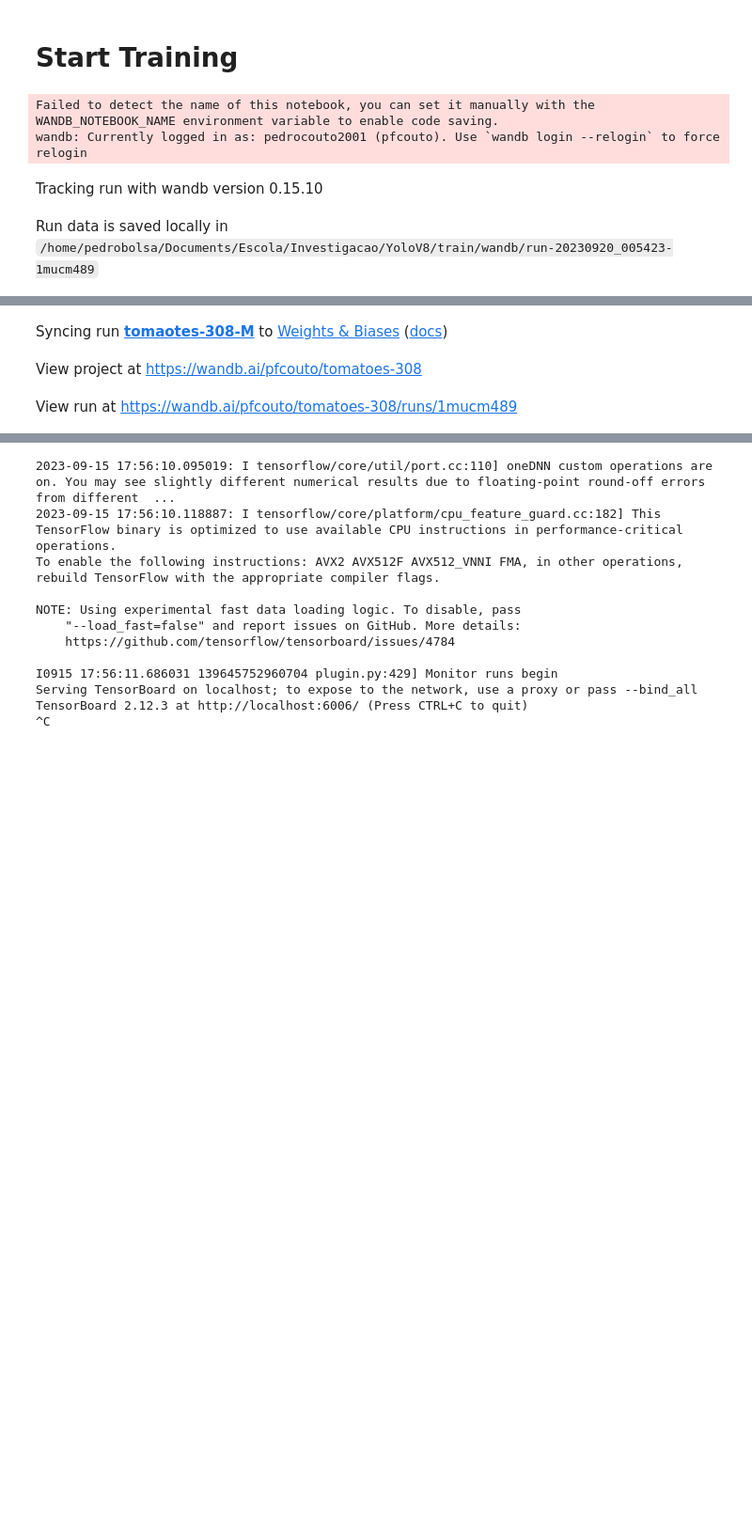
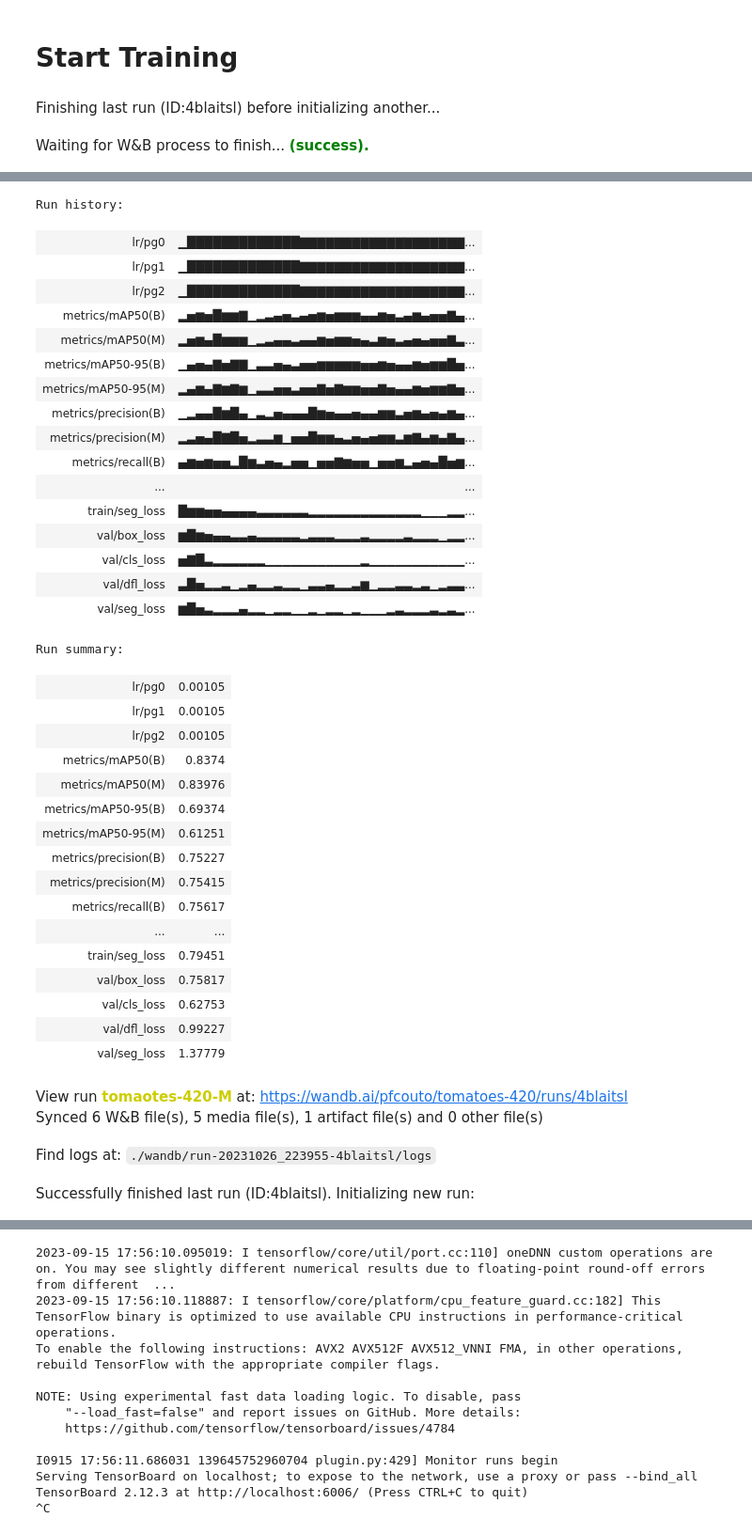
Before and after one commit to Investigacao/YOLOv8Realsense, a Jupyter notebook: train/train.ipynb, the cells around one changed output, grey strips where cells are left out. Shown: that part at 94% size. Drawn from its saved outputs; the diff is of its cells as text; code cells hidden in the pictures; blank space fills up the shorter version.

```diff
--- a/train/train.ipynb
+++ b/train/train.ipynb
@@ -95,10 +97,8 @@ COMET INFO: Experiment is live on comet.com https://www.comet.com/pfcouto/genera
 # %% [markdown]
 # Start Training
 # %%
-wandb.init(project="tomatoes-308", entity="pfcouto", name="tomaotes-308-M")
+wandb.init(project="tomatoes-420", entity="pfcouto", name="tomaotes-420-2")
 torch.cuda.empty_cache()
 # %% [output]
-Failed to detect the name of this notebook, you can set it manually with the WANDB_NOTEBOOK_NAME environment variable to enable code saving.
-wandb: Currently logged in as: pedrocouto2001 (pfcouto). Use `wandb login --relogin` to force relogin
-Tracking run with wandb version 0.15.10
+Finishing last run (ID:4blaitsl) before initializing another...
-Run data is saved locally in /home/pedrobolsa/Documents/Escola/Investigacao/YoloV8/train/wandb/run-20230920_005423-1mucm489
+Waiting for W&B process to finish... (success).
@@ -105,3 +106,38 @@ Run data is saved locally in /home/pedrobolsa/Documents/Escola/Investigacao/Yolo
+Run history:
+| lr/pg0 | ▁█████████████▇▇▇▇▇▇▇▇▇▇▇▇▇▇▇▇▇▇▇... |
+| lr/pg1 | ▁█████████████▇▇▇▇▇▇▇▇▇▇▇▇▇▇▇▇▇▇▇... |
+| lr/pg2 | ▁█████████████▇▇▇▇▇▇▇▇▇▇▇▇▇▇▇▇▇▇▇... |
+| metrics/mAP50(B) | ▂▅▆▅█▆▆▇▁▂▃▄▅▃▄▅▆▅▆▆▆▄▄▆▅▃▄▆▄▅▅▇▄... |
+| metrics/mAP50(M) | ▂▅▆▄█▆▆▆▁▂▃▄▄▃▄▄▆▅▆▆▅▄▃▆▅▃▄▅▄▅▅▇▃... |
+| metrics/mAP50-95(B) | ▁▄▅▄▇▅▇▇▁▃▃▅▄▃▅▅▆▆▆▆▆▅▅▆▅▄▄▆▅▆▆█▅... |
+| metrics/mAP50-95(M) | ▂▄▆▄▇▆▇▆▁▃▃▅▅▃▅▅▇▅▇▆▆▅▅▇▅▄▄▆▅▆▆▇▅... |
+| metrics/precision(B) | ▁▂▄▄█▆█▄▁▃▂▅▄▄▄█▆▅▄▄▅▄▄▆▆▃▅▆▄▅▄▆▄... |
+| metrics/precision(M) | ▂▃▅▄█▇█▅▂▃▃▆▁▅▅█▆▆▄▃▅▄▅▆▆▃▆▇▄▆▄▇▄... |
+| metrics/recall(B) | ▄▆▅▆▅▅▂█▆▃▅▄▂▅▅▁▅▅▇▆▅▅▁▅▅▆▂▄▅▄█▅▆... |
+| ... | ... |
+| train/seg_loss | █▆▆▅▅▄▄▄▄▃▃▃▃▃▃▂▂▂▂▂▂▂▂▂▂▂▂▂▁▁▁▂▂... |
+| val/box_loss | ▆█▆▅▄▄▃▃▄▃▃▃▃▃▂▃▃▃▂▂▂▃▂▂▂▂▃▂▂▂▁▂▂... |
+| val/cls_loss | ▅▇█▃▂▂▂▂▂▂▁▁▁▁▁▁▁▁▁▁▁▂▁▁▁▁▁▁▁▁▁▁▁... |
+| val/dfl_loss | ▃█▅▂▂▃▁▂▄▂▂▃▂▂▁▃▃▄▂▂▃▆▁▂▂▃▃▂▃▁▂▃▃... |
+| val/seg_loss | ▆█▅▃▂▂▂▄▂▂▁▂▂▁▁▂▁▂▂▁▂▁▁▁▂▃▂▂▂▃▂▃▂... |
+Run summary:
+| lr/pg0 | 0.00105 |
+| lr/pg1 | 0.00105 |
+| lr/pg2 | 0.00105 |
+| metrics/mAP50(B) | 0.8374 |
+| metrics/mAP50(M) | 0.83976 |
+| metrics/mAP50-95(B) | 0.69374 |
+| metrics/mAP50-95(M) | 0.61251 |
+| metrics/precision(B) | 0.75227 |
+| metrics/precision(M) | 0.75415 |
+| metrics/recall(B) | 0.75617 |
+| ... | ... |
+| train/seg_loss | 0.79451 |
+| val/box_loss | 0.75817 |
+| val/cls_loss | 0.62753 |
+| val/dfl_loss | 0.99227 |
+| val/seg_loss | 1.37779 |
-Syncing run tomaotes-308-M to Weights & Biases (docs)
+View run tomaotes-420-M at: https://wandb.ai/pfcouto/tomatoes-420/runs/4blaitsl
+Synced 6 W&B file(s), 5 media file(s), 1 artifact file(s) and 0 other file(s)
-View project at https://wandb.ai/pfcouto/tomatoes-308
+Find logs at: ./wandb/run-20231026_223955-4blaitsl/logs
-View run at https://wandb.ai/pfcouto/tomatoes-308/runs/1mucm489
+Successfully finished last run (ID:4blaitsl). Initializing new run:
```
Also changed, not shown: parts of 4 cells of this notebook, 2 other files.
